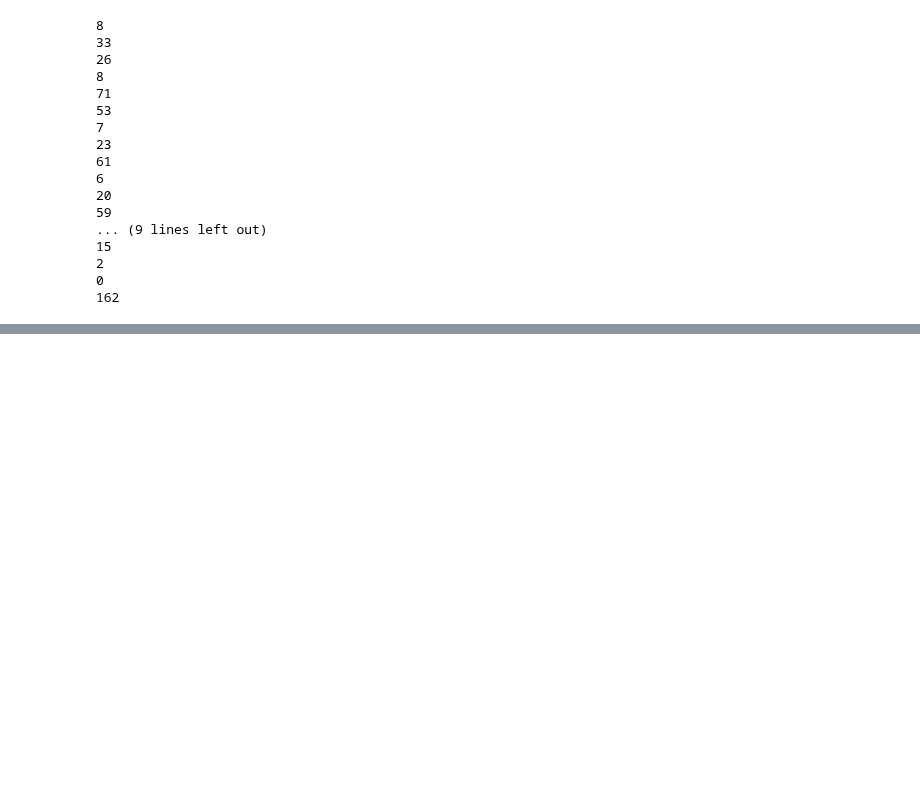
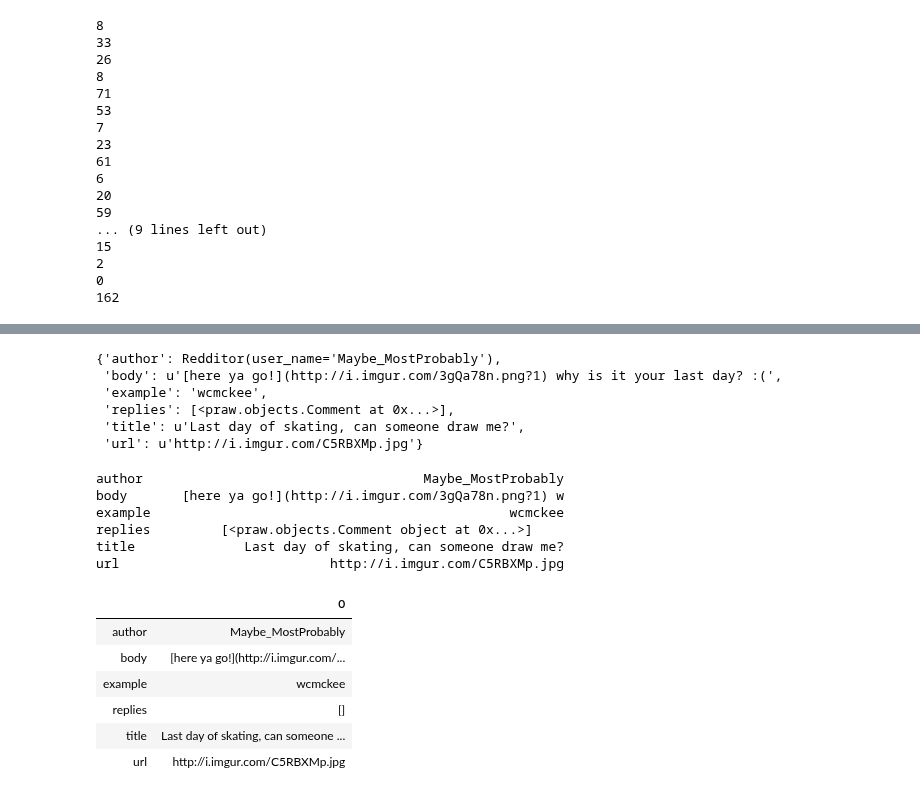
Before and after one commit to wcmckee/wcmckee, a Jupyter notebook: rgdsn.ipynb, the cells around one changed output, grey strips where cells are left out. Drawn from its saved outputs; the diff is of its cells as text; code cells hidden in the pictures; blank space fills up the shorter version.

```diff
--- a/rgdsn.ipynb
+++ b/rgdsn.ipynb
@@ -177,4 +187,6 @@ for rdz in rdnew:
     datelis.append(rdz.author)
     comdict = {'comtxt':rdz.comments}
     rgdef.update({rdz.author: rdz.url})
+    decict.update({'url':rdz.url})
+    decict.update({'title':rdz.title})
 # %% [output]
@@ -212,4 +224,8 @@ for comaq in comdefz:
         print fdz.replies
         fddict.update({fdz.author: fdz.body})
         comply.append(fdz.replies)
+
+        decict.update({'author': fdz.author})
+        decict.update({'body':fdz.body})
+        decict.update({'replies':fdz.replies})
 # %% [output]
@@ -535,3 +442,35 @@ savinx = open(str(deepone), 'w')
 savinx.write(str(rgdef))
 # %%
 savinx.close()
+# %%
+decict
+# %% [output]
+{'author': Redditor(user_name='Maybe_MostProbably'),
+ 'body': u'[here ya go!](http://i.imgur.com/3gQa78n.png?1) why is it your last day? :(',
+ 'example': 'wcmckee',
+ 'replies': [<praw.objects.Comment at 0x...>],
+ 'title': u'Last day of skating, can someone draw me?',
+ 'url': u'http://i.imgur.com/C5RBXMp.jpg'}
+# %%
+depan = Series(decict)
+# %%
+defed = DataFrame(depan)
+# %%
+depan
+# %% [output]
+author                                    Maybe_MostProbably
+body       [here ya go!](http://i.imgur.com/3gQa78n.png?1) w
+example                                              wcmckee
+replies         [<praw.objects.Comment object at 0x...>]
+title              Last day of skating, can someone draw me?
+url                           http://i.imgur.com/C5RBXMp.jpg
+# %%
+defed
+# %% [output]
+|  | 0 |
+| author | Maybe_MostProbably |
+| body | [here ya go!](http://i.imgur.com/... |
+| example | wcmckee |
+| replies | [] |
+| title | Last day of skating, can someone ... |
+| url | http://i.imgur.com/C5RBXMp.jpg |
```
Also changed, not shown: parts of 35 cells of this notebook, 4 other files.
